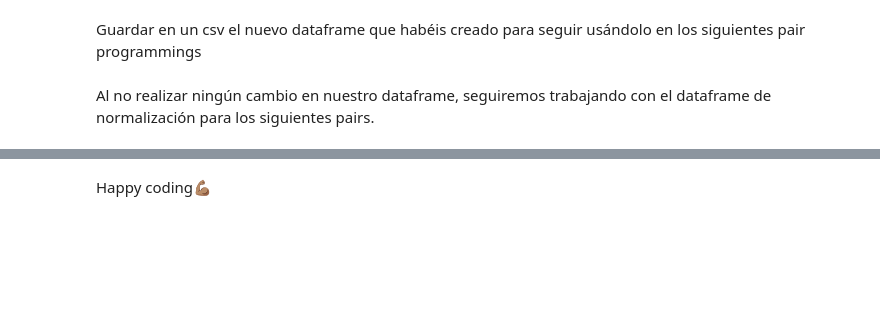
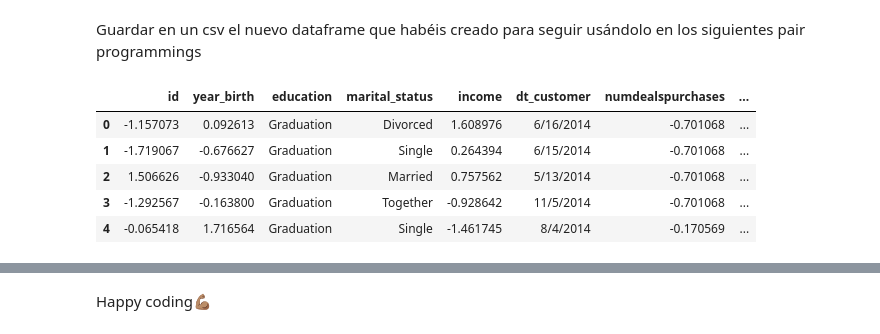
Before and after one commit to Adalab/DA-promo-c-modulo-3-sprint-1-Sila-Silvia, a Jupyter notebook: Leccion-6-Estandarización/Leccion-6-Estandarización.ipynb, the cells around one changed output, grey strips where cells are left out. Saved outputs shown, nothing was run; the diff lists cells and outputs as text; code cells hidden in the pictures; blank space fills up the shorter version.

```diff
--- a/Leccion-6-Estandarización/Leccion-6-Estandarización.ipynb
+++ b/Leccion-6-Estandarización/Leccion-6-Estandarización.ipynb
@@ -220,4 +229,17 @@ Un ejemplo de ello sería el caso de "Income" que hemos visto anteriormente la f
 # %% [markdown]
 Guardar en un csv el nuevo dataframe que habéis creado para seguir usándolo en los siguientes pair programmings
-# %% [markdown]
-Al no realizar ningún cambio en nuestro dataframe, seguiremos trabajando con el dataframe de normalización para los siguientes pairs.
+# %%
+# Creamos dos copias del dataframe para así tener un nuevo dataframe con las variables estandarizadas con el método "Standard"
+# y otro dataframe con las variables estandarizadas con el método "Robust".
+df_estandar = df.copy()
+df_robust = df.copy()
+# %%
+df_estandar[numericas_estandar.columns] = numericas_estandar
+df_estandar.head()
+# %% [output]
+|  | id | year_birth | education | marital_status | income | dt_customer | numdealspurchases | ... |
+| 0 | -1.157073 | 0.092613 | Graduation | Divorced | 1.608976 | 6/16/2014 | -0.701068 | ... |
+| 1 | -1.719067 | -0.676627 | Graduation | Single | 0.264394 | 6/15/2014 | -0.701068 | ... |
+| 2 | 1.506626 | -0.933040 | Graduation | Married | 0.757562 | 5/13/2014 | -0.701068 | ... |
+| 3 | -1.292567 | -0.163800 | Graduation | Together | -0.928642 | 11/5/2014 | -0.701068 | ... |
+| 4 | -0.065418 | 1.716564 | Graduation | Single | -1.461745 | 8/4/2014 | -0.170569 | ... |
```
Also changed, not shown: parts of 3 cells of this notebook, 13 other files.
